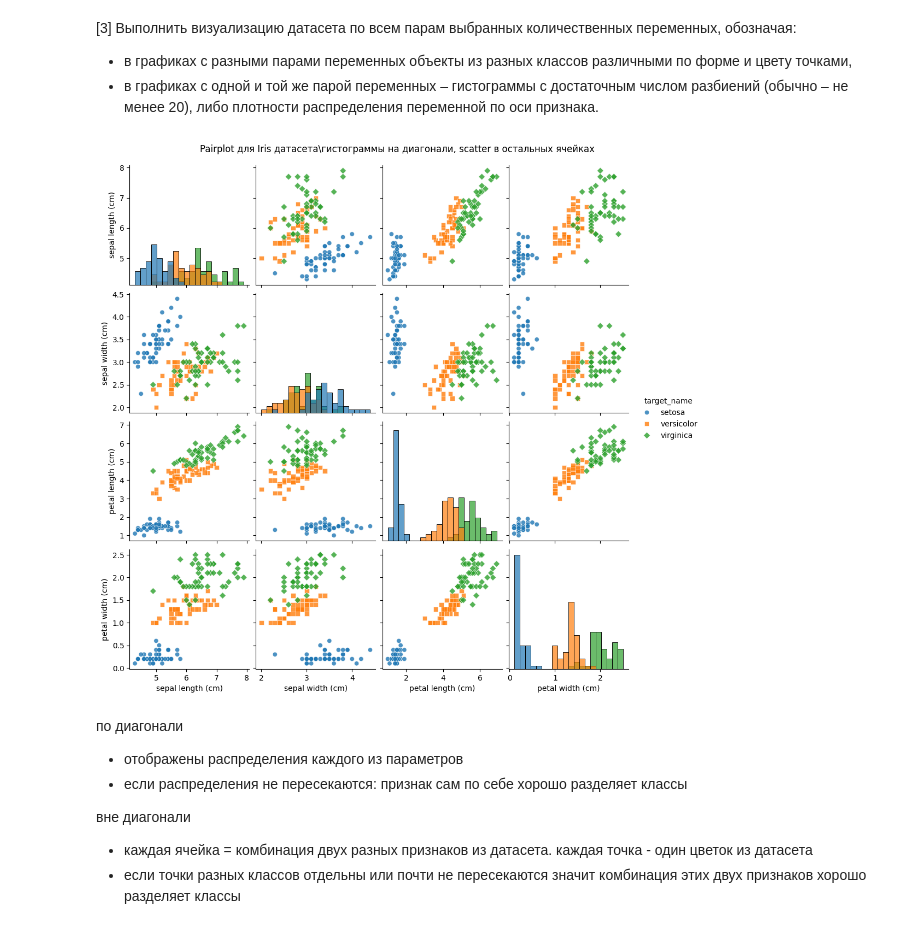
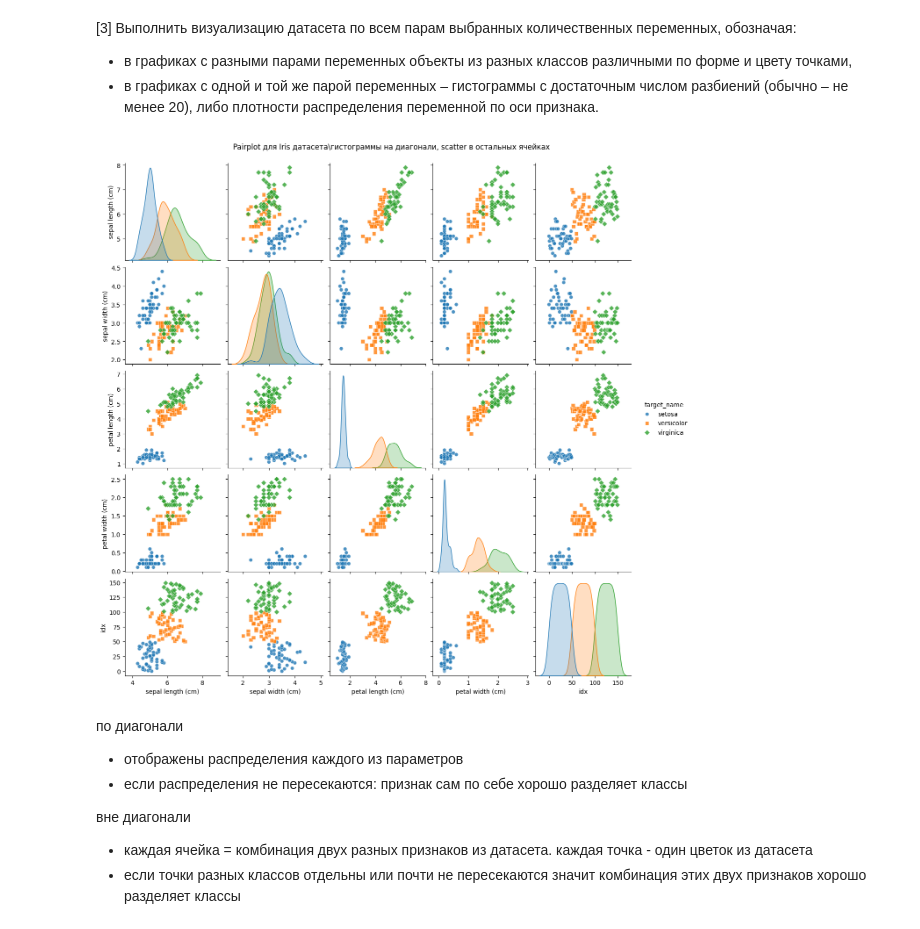
Before and after one commit to andrei1112111/StatisticalDecisionTheory, a Jupyter notebook: LinReg_ANOVA.ipynb, the cells around one changed output. Cells and saved outputs as stored; diff of their text form; code cells hidden in the pictures.

```diff
--- a/LinReg_ANOVA.ipynb
+++ b/LinReg_ANOVA.ipynb
@@ -140,4 +110,8 @@ classes = iris.target_names                # все 3 класса
 
 # Удаляем строки с пропусками (их нет в Iris, но оставим на будущее)
 filtered_df = df.dropna(subset=features)   # удаляем объекты с NaN
-filtered_df
+
+filtered_df1 = filtered_df.copy()
+filtered_df1["idx"] = range(len(filtered_df))
+
+features_idx = features + ["idx"]
@@ -165,20 +125,21 @@ filtered_df
 признака.
 # %%
 # Pairplot с цветом и формой точек по target_name
-sns.pairplot(
-    filtered_df,
-    vars=features,
+piplt = sns.pairplot(
+    filtered_df1,
+    vars=features_idx,
     hue="target_name",       # цвет по классу
     markers=["o", "s", "D"], # разные формы: кружок квадрат ромб
-    diag_kind="hist",        # диагональ = гистограммы
-    diag_kws={"bins": 20, "alpha": 0.7}, # 20 разбиений полупрозрачные
+    diag_kind="kde",        # диагональ = гистограммы
+    # diag_kws={"bins": 20, "alpha": 0.7}, # 20 разбиений полупрозрачные
+    diag_kws={"bw_adjust": 1},
     plot_kws={"alpha": 0.8}  # прозрачность точек
 )
 
 plt.suptitle("Pairplot для Iris датасета\гистограммы на диагонали, scatter в остальных ячейках", y=1.02)
 plt.show()
 # %% [output]
-[figure, old version]
+[figure, new version]
 # %% [markdown]
 по диагонали
 - отображены распределения каждого из параметров
```
Also changed, not shown: parts of 4 cells of this notebook, 3 other files.
